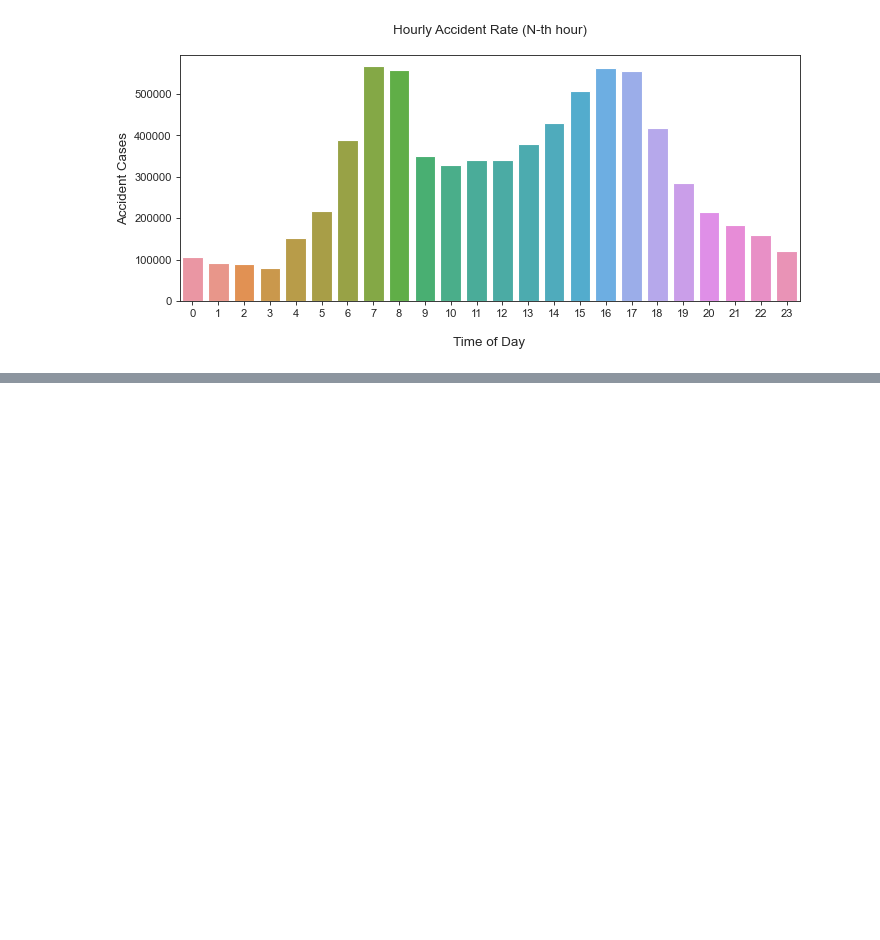
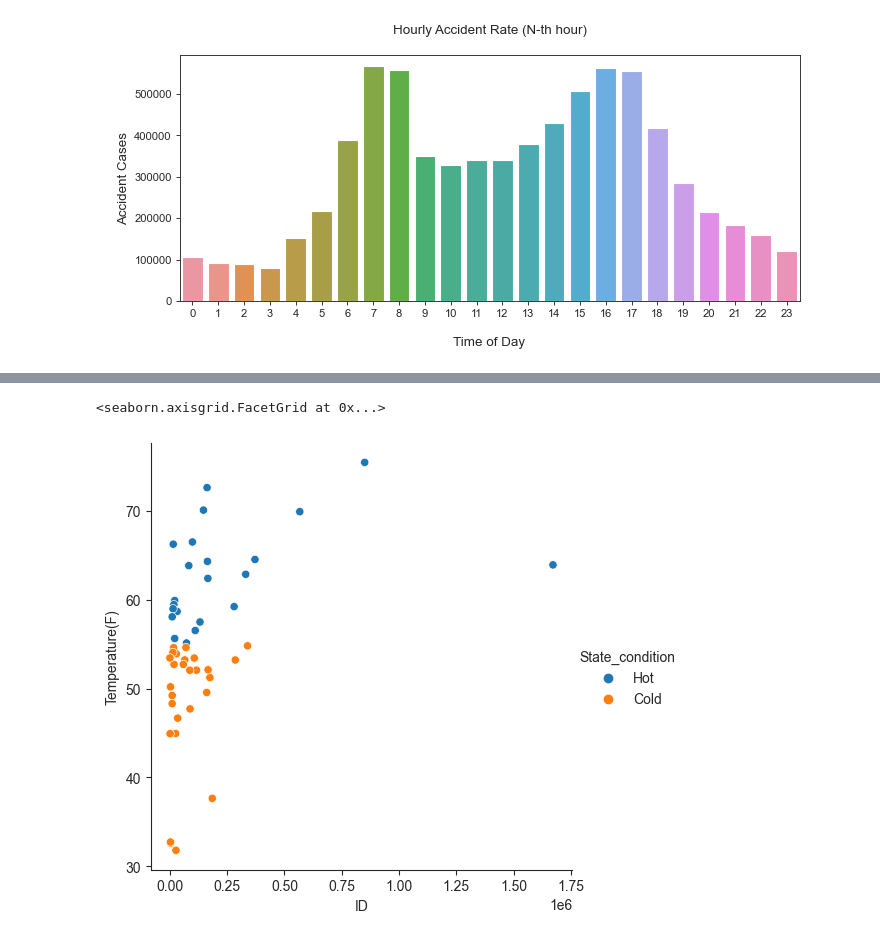
Before and after one commit to AbhirupB/Road-accidents-ML, a Jupyter notebook: EDA and training.ipynb, the cells around one changed output, grey strips where cells are left out. Drawn from its saved outputs; the diff is of its cells as text; code cells hidden in the pictures; blank space fills up the shorter version.

```diff
--- a/EDA and training.ipynb
+++ b/EDA and training.ipynb
@@ -501,0 +563,7 @@ df_copy.head()
+# %%
+state_count=df_copy.groupby('State').count().reset_index()
+# %%
+state_count_sort=state_count.sort_values(by = "ID",ascending=False)
+# %%
+state_count_sort=state_count_sort.iloc[:,[0,1]]
+state_count_sort.head(5)
@@ -501,0 +577,4 @@ df_copy.head()
+# %%
+final_table=pd.merge(temp_state,state_count_sort,on='State')
+final_table=final_table.sort_values(by = "ID",ascending=False)
+final_table.head(15)
@@ -501,0 +598,5 @@ df_copy.head()
+# %%
+sns.relplot(x='ID',y='Temperature(F)',hue='State_condition',data=final_table)
+# %% [output]
+<seaborn.axisgrid.FacetGrid at 0x...>
+[figure, added]
```
Also changed, not shown: parts of 20 cells of this notebook.
